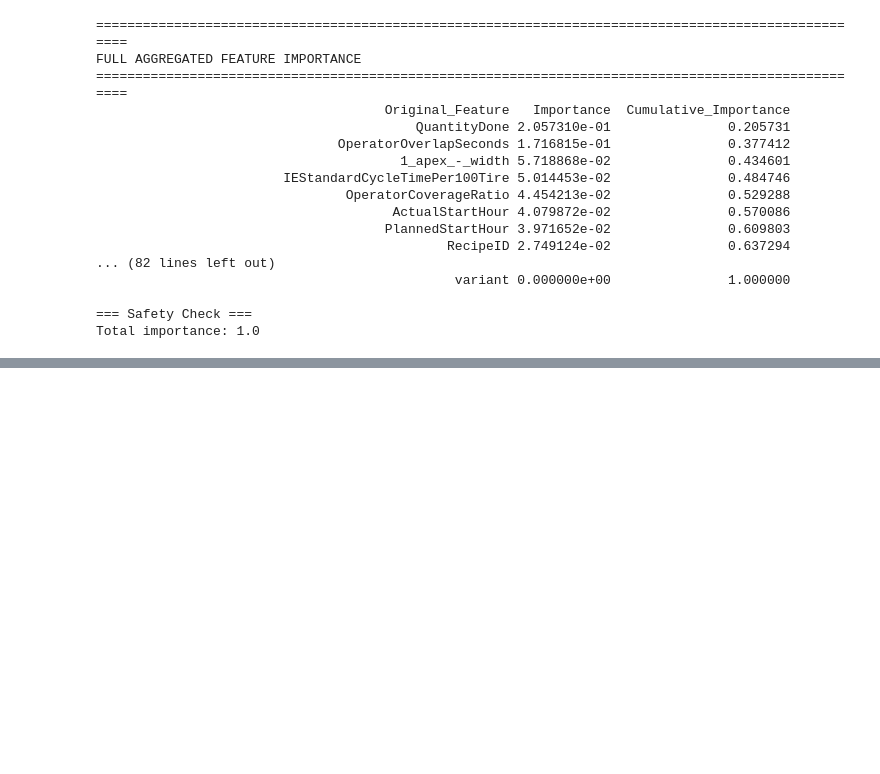
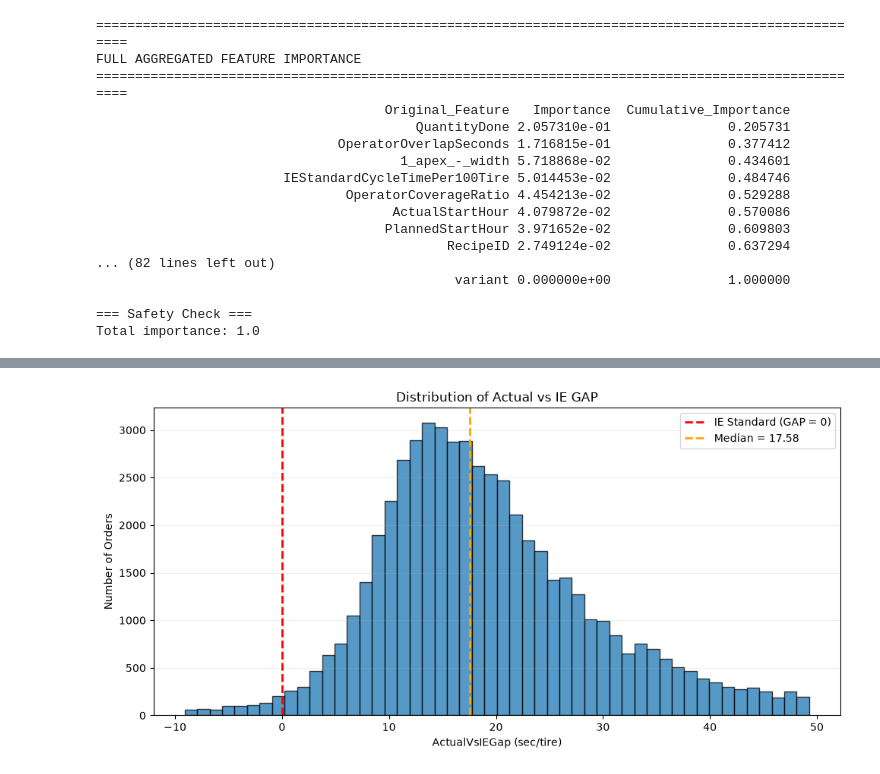
Before and after one commit to mayuxiang666-eng/IE-gap-correlations-study-, a Jupyter notebook: TB capacity analysis.ipynb, the cells around one changed output, grey strips where cells are left out. Drawn from its saved outputs; the diff is of its cells as text; code cells hidden in the pictures; blank space fills up the shorter version.

```diff
--- a/TB capacity analysis.ipynb
+++ b/TB capacity analysis.ipynb
@@ -6820,0 +13892,72 @@ Total importance: 1.0
+# %%
+# ============================================================
+# Y Distribution - ActualVsIEGap
+# ============================================================
+
+import matplotlib.pyplot as plt
+
+TARGET = "ActualVsIEGap"
+
+y = df_model_gap[TARGET].dropna()
+
+
+# ------------------------------------------------------------
+# 1. Distribution
+# ------------------------------------------------------------
+
+plt.figure(figsize=(10, 5))
+
+plt.hist(
+    y,
+    bins=50,
+    edgecolor="black",
+    alpha=0.75
+)
+
+# IE standard reference line
+plt.axvline(
+    x=0,
+    color="red",
+    linestyle="--",
+    linewidth=2,
+    label="IE Standard (GAP = 0)"
+)
+
+# Median
+plt.axvline(
+    x=y.median(),
+    color="orange",
+    linestyle="--",
+    linewidth=2,
+    label=f"Median = {y.median():.2f}"
+)
+
+plt.title("Distribution of Actual vs IE GAP")
+plt.xlabel("ActualVsIEGap (sec/tire)")
+plt.ylabel("Number of Orders")
+
+plt.legend()
+plt.grid(axis="y", alpha=0.2)
+plt.tight_layout()
+
+plt.show()
+
+
+# ------------------------------------------------------------
+# 2. Y summary
+# ------------------------------------------------------------
+
+print("=" * 60)
+print("Y DISTRIBUTION SUMMARY")
+print("=" * 60)
+
+print(f"Orders          : {len(y):,}")
+print(f"Mean GAP        : {y.mean():.2f} sec/tire")
+print(f"Median GAP      : {y.median():.2f} sec/tire")
+print(f"Std             : {y.std():.2f} sec/tire")
+print(f"Min             : {y.min():.2f} sec/tire")
+print(f"Max             : {y.max():.2f} sec/tire")
+print(f"Above IE (GAP>0): {(y > 0).mean()*100:.1f}%")
+print(f"Below IE (GAP<0): {(y < 0).mean()*100:.1f}%")
+# %% [output]
+[figure, added]
```
Also changed, not shown: parts of 84 cells of this notebook, 4 other files.
